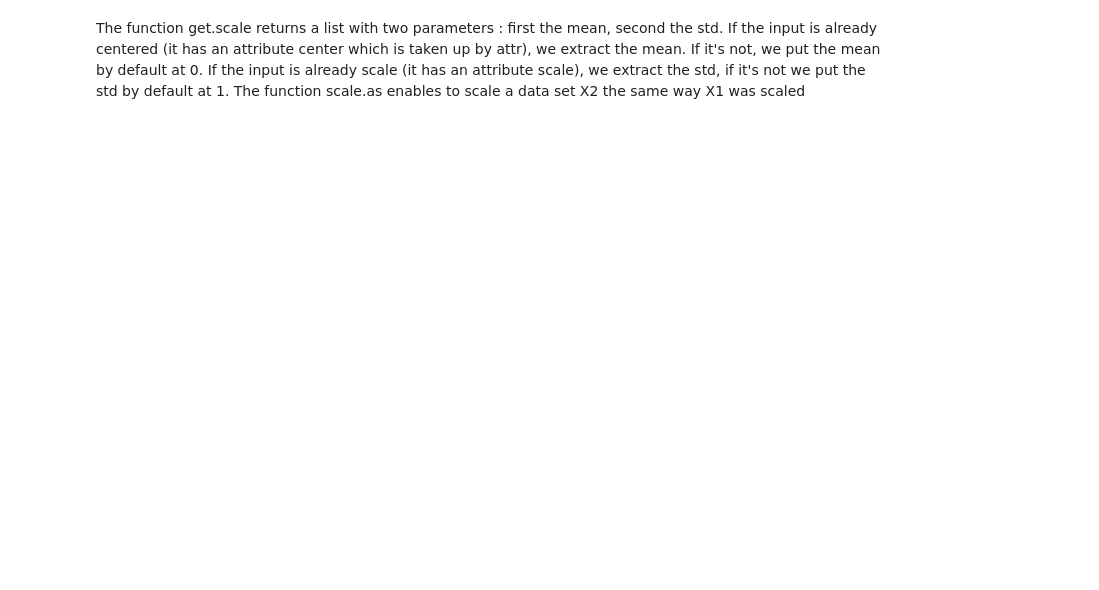
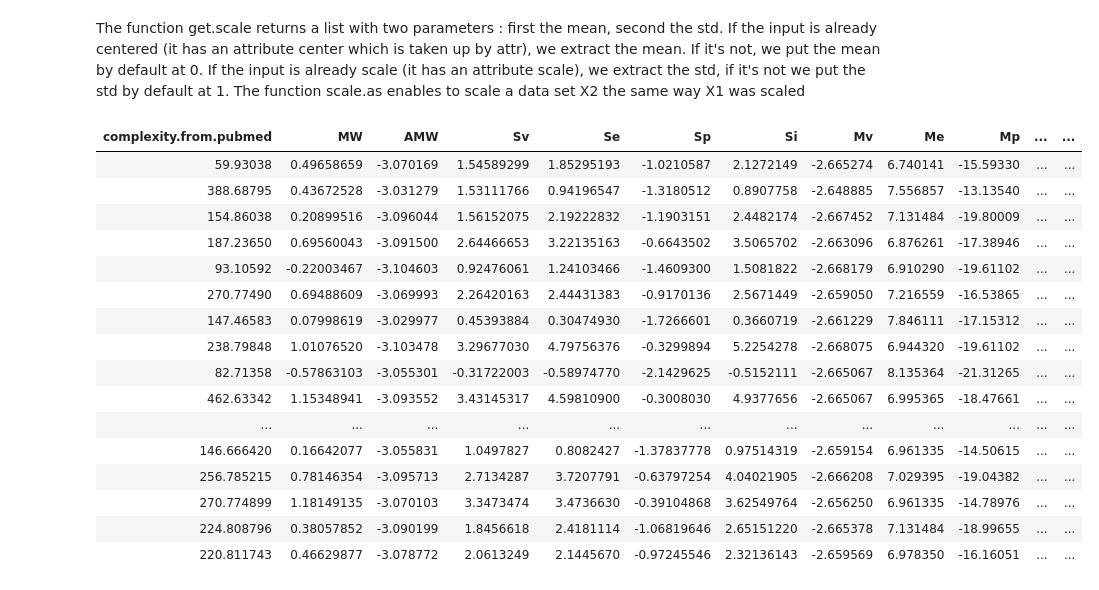
Before and after one commit to BenoitDelec/BIO-322--Predicting-odour-pleasantness-using-ML, a Jupyter notebook: src/Neural_Net.ipynb, the cells around one changed output. Cells and saved outputs as stored; diff of their text form; code cells hidden in the pictures; blank space fills up the shorter version.

```diff
--- a/src/Neural_Net.ipynb
+++ b/src/Neural_Net.ipynb
@@ -45,23 +45,51 @@ idx.zero.var <- apply(x, 2, var) == 0
 #x is the whole training data (only predictors)
 x <- x[,!idx.zero.var]
 
+
+test.x <- test.data[,-c(1,2)]
+
+test.x$Intensity <- as.numeric(test.data$Intensity)
+test.x <- test.x[,!idx.zero.var]
+
 full.data = data.frame(x,y)
 # %%
 #Split the data between a training and a test set
 set.seed(100)
 len <- length(x[,1])
 idx.train <- sample(1:len, 2*len/3)
 
 train.x <- x[idx.train,]
 train.y <- y[idx.train]
-test.x <- x[-idx.train,]
-test.y <- y[-idx.train]
+validation.x <- x[-idx.train,]
+validation.y <- y[-idx.train]
+
 
 train.x.prep <- scale(train.x, center = T, scale = T)
 train.y.prep <- scale(train.y, center = T, scale = T)
 
-test.x.scaled = scale.as.x(test.x,train.x.prep)
-test.y.scaled = scale.as.y(test.y,train.y.prep)
+validation.x.scaled = scale.as.x(validation.x,train.x.prep)
+validation.y.scaled = scale.as.y(validation.y,train.y.prep)
 #We have 472 rows in the training set, and 472 for the test set
 #Training data is scaled
+
+
+test.x.scaled = scale.as.x(test.x,train.x.prep)
+# %% [output]
+| complexity.from.pubmed | MW | AMW | Sv | Se | Sp | Si | Mv | Me | Mp | ... | ... |
+| 59.93038 | 0.49658659 | -3.070169 | 1.54589299 | 1.85295193 | -1.0210587 | 2.1272149 | -2.665274 | 6.740141 | -15.59330 | ... | ... |
+| 388.68795 | 0.43672528 | -3.031279 | 1.53111766 | 0.94196547 | -1.3180512 | 0.8907758 | -2.648885 | 7.556857 | -13.13540 | ... | ... |
+| 154.86038 | 0.20899516 | -3.096044 | 1.56152075 | 2.19222832 | -1.1903151 | 2.4482174 | -2.667452 | 7.131484 | -19.80009 | ... | ... |
+| 187.23650 | 0.69560043 | -3.091500 | 2.64466653 | 3.22135163 | -0.6643502 | 3.5065702 | -2.663096 | 6.876261 | -17.38946 | ... | ... |
+| 93.10592 | -0.22003467 | -3.104603 | 0.92476061 | 1.24103466 | -1.4609300 | 1.5081822 | -2.668179 | 6.910290 | -19.61102 | ... | ... |
+| 270.77490 | 0.69488609 | -3.069993 | 2.26420163 | 2.44431383 | -0.9170136 | 2.5671449 | -2.659050 | 7.216559 | -16.53865 | ... | ... |
+| 147.46583 | 0.07998619 | -3.029977 | 0.45393884 | 0.30474930 | -1.7266601 | 0.3660719 | -2.661229 | 7.846111 | -17.15312 | ... | ... |
+| 238.79848 | 1.01076520 | -3.103478 | 3.29677030 | 4.79756376 | -0.3299894 | 5.2254278 | -2.668075 | 6.944320 | -19.61102 | ... | ... |
+| 82.71358 | -0.57863103 | -3.055301 | -0.31722003 | -0.58974770 | -2.1429625 | -0.5152111 | -2.665067 | 8.135364 | -21.31265 | ... | ... |
+| 462.63342 | 1.15348941 | -3.093552 | 3.43145317 | 4.59810900 | -0.3008030 | 4.9377656 | -2.665067 | 6.995365 | -18.47661 | ... | ... |
+| ... | ... | ... | ... | ... | ... | ... | ... | ... | ... | ... | ... |
+| 146.666420 | 0.16642077 | -3.055831 | 1.0497827 | 0.8082427 | -1.37837778 | 0.97514319 | -2.659154 | 6.961335 | -14.50615 | ... | ... |
+| 256.785215 | 0.78146354 | -3.095713 | 2.7134287 | 3.7207791 | -0.63797254 | 4.04021905 | -2.666208 | 7.029395 | -19.04382 | ... | ... |
+| 270.774899 | 1.18149135 | -3.070103 | 3.3473474 | 3.4736630 | -0.39104868 | 3.62549764 | -2.656250 | 6.961335 | -14.78976 | ... | ... |
+| 224.808796 | 0.38057852 | -3.090199 | 1.8456618 | 2.4181114 | -1.06819646 | 2.65151220 | -2.665378 | 7.131484 | -18.99655 | ... | ... |
+| 220.811743 | 0.46629877 | -3.078772 | 2.0613249 | 2.1445670 | -0.97245546 | 2.32136143 | -2.659569 | 6.978350 | -16.16051 | ... | ... |
 # %%
```
Also changed, not shown: parts of 5 cells of this notebook, 2 other files.
